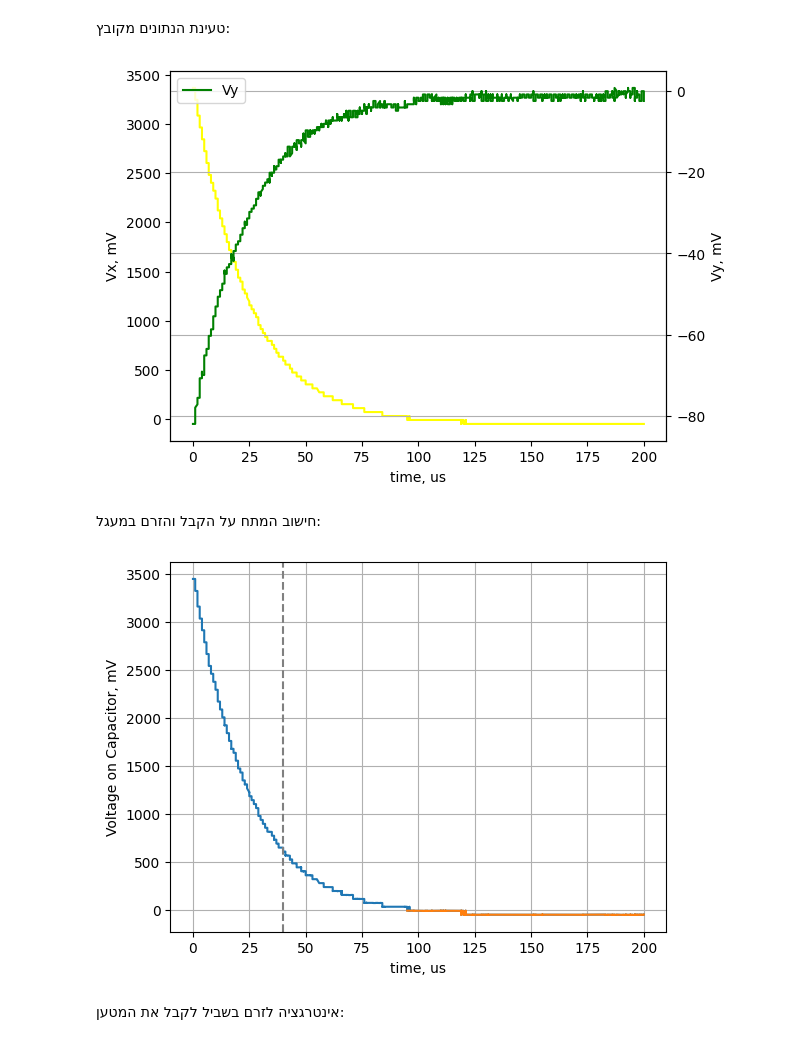
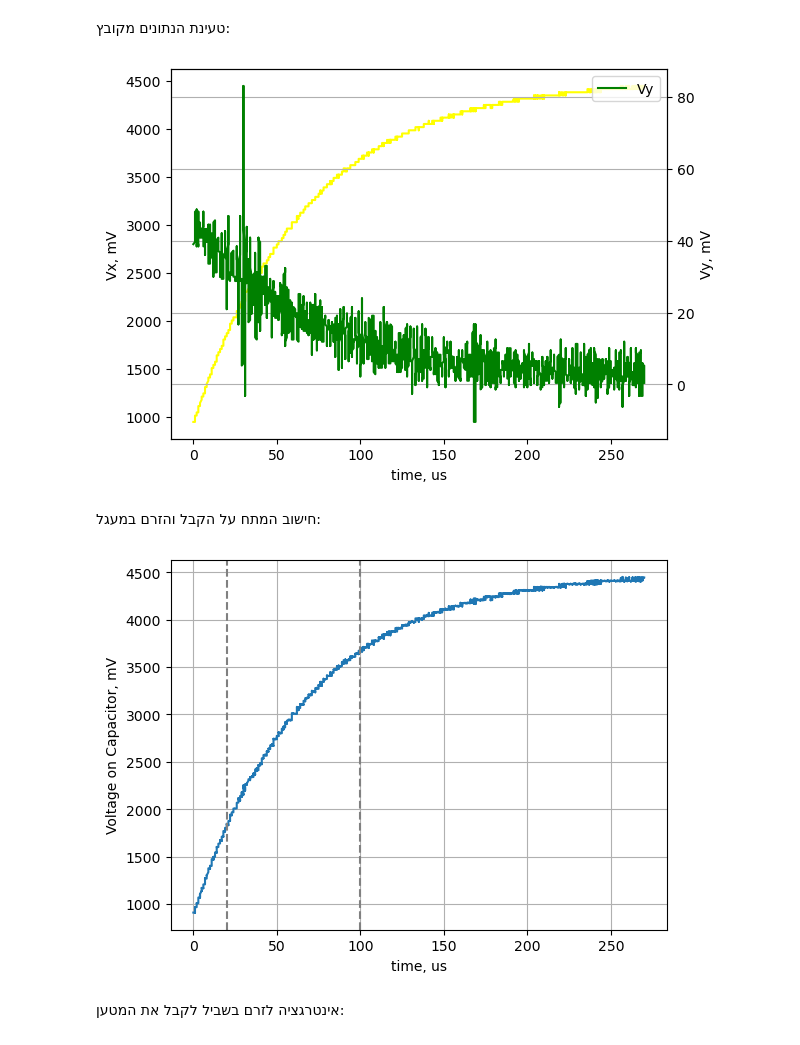
Before and after one commit to tphlabs/data, a Jupyter notebook: Lab2_C/2026.03/Lab2_Capacitor_LogBook.ipynb, the cells around one changed output. Saved outputs shown, nothing was run; the diff lists cells and outputs as text; code cells hidden in the pictures.

```diff
--- a/Lab2_C/2026.03/Lab2_Capacitor_LogBook.ipynb
+++ b/Lab2_C/2026.03/Lab2_Capacitor_LogBook.ipynb
@@ -128,35 +126,40 @@ Capacitance by LCR: 535 ± 9 pF
 <div dir=rtl>
 טעינת הנתונים מקובץ:
 # %%
-url = 'https://raw.githubusercontent.com/tphlabs/data/refs/heads/main/Lab2_C/2026.03/'
-filename = url+'A260_d0_air_1.csv'
+url = 'd:/'
+filename = url+'260_75.csv'
 t, vx, vy = np.loadtxt(filename, delimiter=',', skiprows=1, usecols=[0,1,2]).T
 t -= np.min(t)
 plt.plot(t*1e6, vx*1e3, color='yellow', label='Vx')
 plt.gca().set_ylabel('Vx, mV')
 plt.gca().set_xlabel('time, us')
 ax2 = plt.twinx()
 ax2.plot(t*1e6, vy*1e3, color='green', label='Vy')
 ax2.set_ylabel('Vy, mV')
 plt.legend()
 plt.grid()
 # %% [output]
-[figure, old version]
+[figure, new version]
 # %% [markdown]
 <div dir=rtl>
 חישוב המתח על הקבל והזרם במעגל:
 # %%
+# time to cut exponential decay curve
+TIME_MAX = 100e-6 #s
+TIME_MIN = 20e-6
+mask =  (t > TIME_MIN) & (t <  TIME_MAX)
+
 V = vx - vy#
 I = vy / R2#
 plt.plot(t * 1e6, V*1e3)
-mask =  t*1e6 <  TIME_MAX*1e6
 plt.plot(t[V<0] * 1e6, V[V<0]*1e3)
 plt.gca().set_ylabel('Voltage on Capacitor, mV')
 plt.gca().set_xlabel('time, us')
 plt.axvline(TIME_MAX*1e6, ls='--', color='gray')
+plt.axvline(TIME_MIN*1e6, ls='--', color='gray')
 plt.grid()
 # %% [output]
-[figure, old version]
+[figure, new version]
 # %% [markdown]
 <div dir=rtl>
 אינטרגציה לזרם בשביל לקבל את המטען:
```
Also changed, not shown: parts of 7 cells of this notebook.
